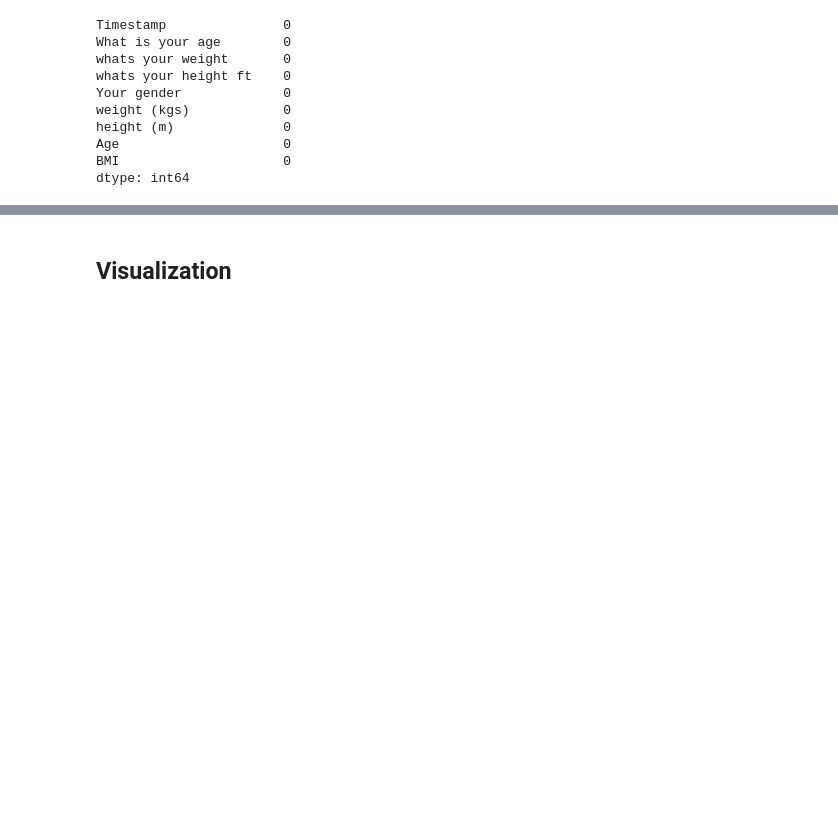
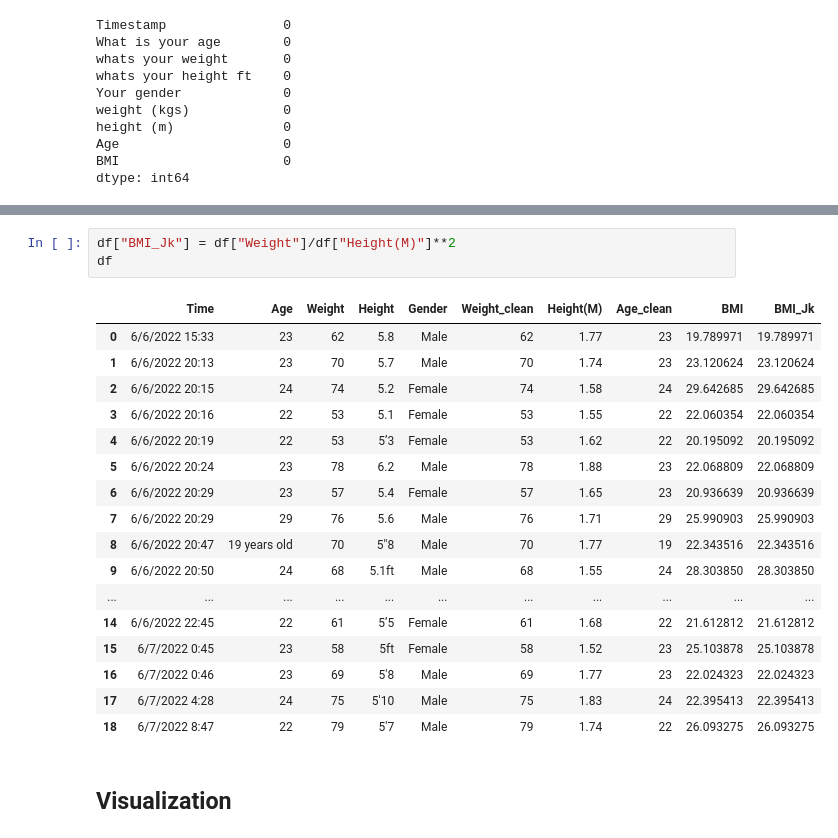
Before and after one commit to mambo-mk/Visualization-and-ML, a Jupyter notebook: Interactive visuals and ML/BMI prediction model.ipynb, the cells around one changed output, grey strips where cells are left out. Saved outputs shown, nothing was run; the diff lists cells and outputs as text; blank space fills up the shorter version.

```diff
--- a/Interactive visuals and ML/BMI prediction model.ipynb
+++ b/Interactive visuals and ML/BMI prediction model.ipynb
@@ -75,3 +120,24 @@ dtype: int64
+# %%
+df["BMI_Jk"] = df["Weight"]/df["Height(M)"]**2
+df
+# %% [output]
+|  | Time | Age | Weight | Height | Gender | Weight_clean | Height(M) | Age_clean | BMI | BMI_Jk |
+| 0 | 6/6/2022 15:33 | 23 | 62 | 5.8 | Male | 62 | 1.77 | 23 | 19.789971 | 19.789971 |
+| 1 | 6/6/2022 20:13 | 23 | 70 | 5.7 | Male | 70 | 1.74 | 23 | 23.120624 | 23.120624 |
+| 2 | 6/6/2022 20:15 | 24 | 74 | 5.2 | Female | 74 | 1.58 | 24 | 29.642685 | 29.642685 |
+| 3 | 6/6/2022 20:16 | 22 | 53 | 5.1 | Female | 53 | 1.55 | 22 | 22.060354 | 22.060354 |
+| 4 | 6/6/2022 20:19 | 22 | 53 | 5’3 | Female | 53 | 1.62 | 22 | 20.195092 | 20.195092 |
+| 5 | 6/6/2022 20:24 | 23 | 78 | 6.2 | Male | 78 | 1.88 | 23 | 22.068809 | 22.068809 |
+| 6 | 6/6/2022 20:29 | 23 | 57 | 5.4 | Female | 57 | 1.65 | 23 | 20.936639 | 20.936639 |
+| 7 | 6/6/2022 20:29 | 29 | 76 | 5.6 | Male | 76 | 1.71 | 29 | 25.990903 | 25.990903 |
+| 8 | 6/6/2022 20:47 | 19 years old | 70 | 5"8 | Male | 70 | 1.77 | 19 | 22.343516 | 22.343516 |
+| 9 | 6/6/2022 20:50 | 24 | 68 | 5.1ft | Male | 68 | 1.55 | 24 | 28.303850 | 28.303850 |
+| ... | ... | ... | ... | ... | ... | ... | ... | ... | ... | ... |
+| 14 | 6/6/2022 22:45 | 22 | 61 | 5’5 | Female | 61 | 1.68 | 22 | 21.612812 | 21.612812 |
+| 15 | 6/7/2022 0:45 | 23 | 58 | 5ft | Female | 58 | 1.52 | 23 | 25.103878 | 25.103878 |
+| 16 | 6/7/2022 0:46 | 23 | 69 | 5'8 | Male | 69 | 1.77 | 23 | 22.024323 | 22.024323 |
+| 17 | 6/7/2022 4:28 | 24 | 75 | 5'10 | Male | 75 | 1.83 | 24 | 22.395413 | 22.395413 |
+| 18 | 6/7/2022 8:47 | 22 | 79 | 5'7 | Male | 79 | 1.74 | 22 | 26.093275 | 26.093275 |
 # %% [markdown]
 ## Visualization
 # %%
```
Also changed, not shown: parts of 15 cells of this notebook, 1 other file.
